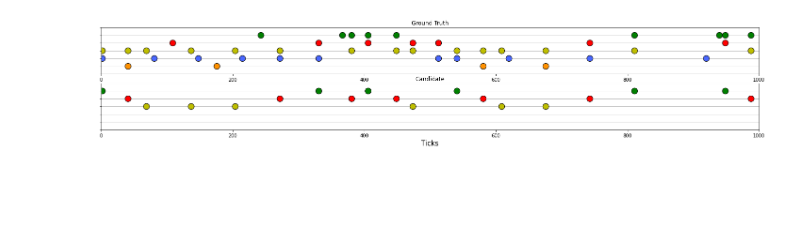
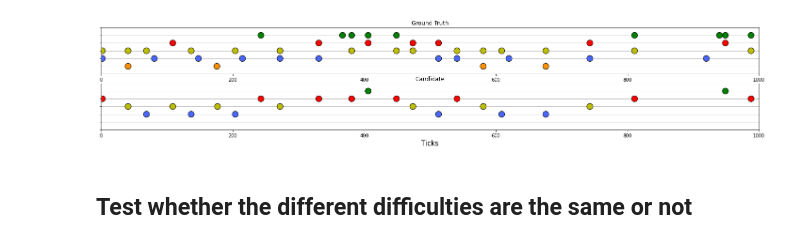
Before and after one commit to elliottwaissbluth/tensor-hero, a Jupyter notebook: data_preprocessing/visualize_difficulty.ipynb, the cells around one changed output. Drawn from its saved outputs; the diff is of its cells as text; code cells hidden in the pictures; blank space fills up the shorter version.

```diff
--- a/data_preprocessing/visualize_difficulty.ipynb
+++ b/data_preprocessing/visualize_difficulty.ipynb
@@ -1,20 +1,22 @@
 # %%
 from pathlib import Path
 import sys
 sys.path.insert(1, str(Path.cwd().parent))
 from tensor_hero.visualization import slice_notes, plot_chart
 import numpy as np
 
 # Put the path to your own training data here, it'll probably look similar to what's already written
 charts_path = Path.cwd().parent / 'Training_Data' / 'difficulty_dataset' / 'jackie_charts' / 'Anomalie - Velours'
 expert = np.load(charts_path / 'Expert_simplified.npy')
 hard = np.load(charts_path / 'Hard_simplified.npy')
 medium = np.load(charts_path / 'Medium_simplified.npy')
 easy = np.load(charts_path / 'Easy_simplified.npy')
 
-_ = plot_chart(slice_notes(expert,80,90), slice_notes(easy,80,90))
+_ = plot_chart(slice_notes(expert,80,90), slice_notes(medium,80,90))
 # %% [output]
-[figure, old version]
+[figure, new version]
+# %% [markdown]
+## Test whether the different difficulties are the same or not
 # %%
 import os
 import numpy as np
```
Also changed, not shown: parts of 1 cell of this notebook.
